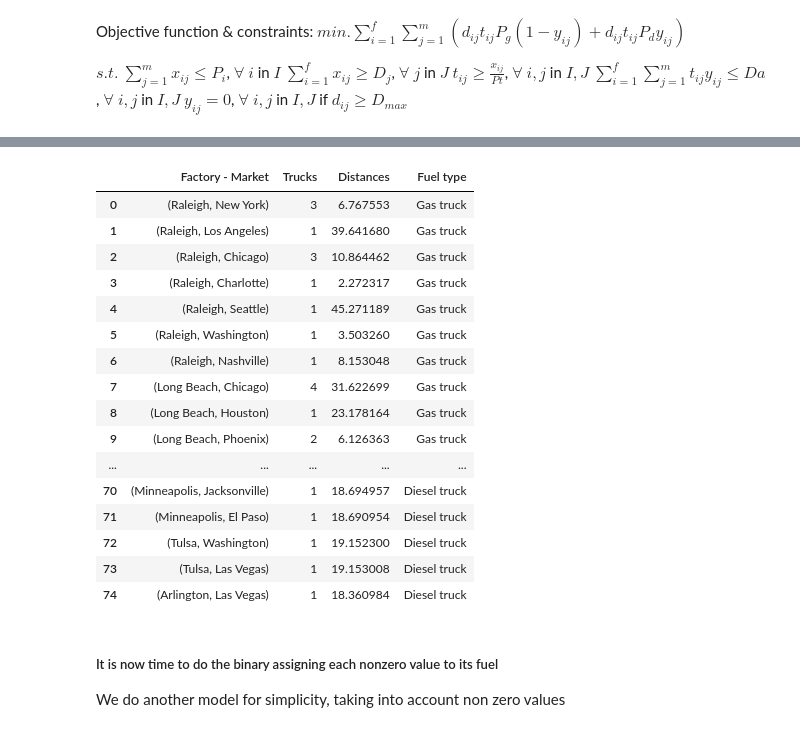
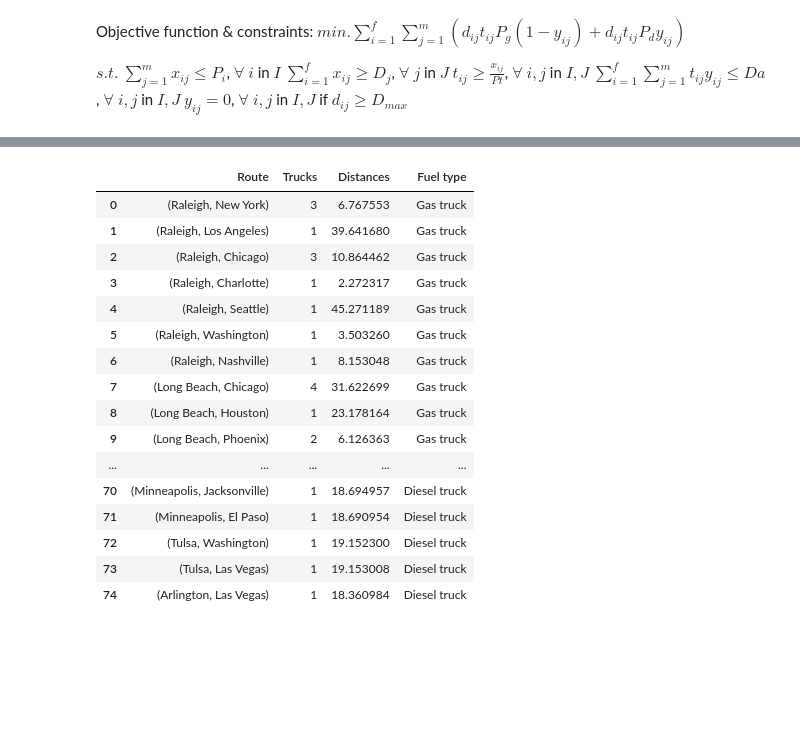
Before and after one commit to filipponardi17/Logistics-Optimization-System, a Jupyter notebook: First_Homework.ipynb, the cells around one changed output, grey strips where cells are left out. Cells and saved outputs as stored; diff of their text form; code cells hidden in the pictures; blank space fills up the shorter version.

```diff
--- a/First_Homework.ipynb
+++ b/First_Homework.ipynb
@@ -278,20 +276,3 @@ def diesel_restrictions(model, factory, market):
   return model.Fuel[factory, market] == 0 if value(model.Distances[factory, market]) >= model.max_distance_diesel_trucks else Constraint.Skip
 
 model.diesel_restrictions_constraint = Constraint(model.factories, model.markets, rule = diesel_restrictions, doc = "Diesel restrictions")
-
-
-"""
-def train_alternative_constraint(model, factory, market):
-  if market in model.train_connected_cities:
-    if market == model.train_connected_cities[0]:
-      dest = model.train_connected_cities[1]
-    else:
-      dest = model.train_connected_cities[0]
-    cost_by_train = model.Distances[factory, dest] * ((1 - model.Fuel[factory, dest]) * model.fuel_prices["Gas"] + model.Fuel[factory, dest] * model.fuel_prices["Diesel"]) + model.train_price
-    cost_by_truck = model.Distances[factory, market] * ((1 - model.Fuel[factory, market]) * model.fuel_prices["Gas"] + model.Fuel[factory, market] * model.fuel_prices["Diesel"])
-    return model.Train_alternative[factory, market] == cost_by_train <= cost_by_truck
-  else:
-    return Constraint.Skip
-
-model.train_alternative_constraint = Constraint(model.factories, model.markets, rule = train_alternative_constraint)
-"""
@@ -334,12 +305,0 @@ Now, create a discrete variable (trucks_used) in order to define the amount of t
-# %%
-# Add a constraint to set the value of trucks_used based on pallets_transported
-
-
-"""
-model.trucks_used = Var(model.factories, model.markets, model.pallets_per_truck, doc = "Trucks used")
-
-def check_benefit(model, factory, market):
-  cost = model.Distances[factory, market] * model.Fuel_Price * model.trucks_used
-  benefit = model.Demand[market] * model.Pallet_Price
-  return # fill in after having defined trucks_used
-"""
@@ -372,21 +306,19 @@ trucks_used : Trucks used
 # %%
 trucks_values = [value(model.trucks_used[key]) for key in model.trucks_used]
 trucks_df = pd.DataFrame(trucks_values)
-#print(trucks_df)
 
 trucks_dict = {}
 for v in model.component_data_objects(Var):
     if value(v) != 0:
         trucks_dict[v.index()] = int(value(v))
 
-trucks_2_df = pd.DataFrame(trucks_dict.items(), columns=['Factory - Market', 'Trucks'])
-#solution_df
-trucks_2_df['Distances'] = [model.Distances[key] for key in trucks_2_df['Factory - Market']]
-trucks_2_df["Fuel type"] = ["Gas truck" if value(model.Fuel[key]) == 0 else "Diesel truck" for key in trucks_2_df["Factory - Market"]]
 
+trucks_2_df = pd.DataFrame(trucks_dict.items(), columns=['Route', 'Trucks'])
+trucks_2_df["Distances"] = [model.Distances[key] for key in trucks_2_df['Route']]
+trucks_2_df["Fuel type"] = ["Gas truck" if value(model.Fuel[key]) == 0 else "Diesel truck" for key in trucks_2_df["Route"]]
 trucks_2_df
 # %% [output]
-|  | Factory - Market | Trucks | Distances | Fuel type |
+|  | Route | Trucks | Distances | Fuel type |
 | 0 | (Raleigh, New York) | 3 | 6.767553 | Gas truck |
 | 1 | (Raleigh, Los Angeles) | 1 | 39.641680 | Gas truck |
 | 2 | (Raleigh, Chicago) | 3 | 10.864462 | Gas truck |
@@ -403,7 +335,3 @@ trucks_2_df
 | 72 | (Tulsa, Washington) | 1 | 19.152300 | Diesel truck |
 | 73 | (Tulsa, Las Vegas) | 1 | 19.153008 | Diesel truck |
 | 74 | (Arlington, Las Vegas) | 1 | 18.360984 | Diesel truck |
-# %% [markdown]
-##### It is now time to do the binary assigning each nonzero value to its fuel
-
-We do another model for simplicity, taking into account non zero values
```
Also changed, not shown: parts of 24 cells of this notebook.
